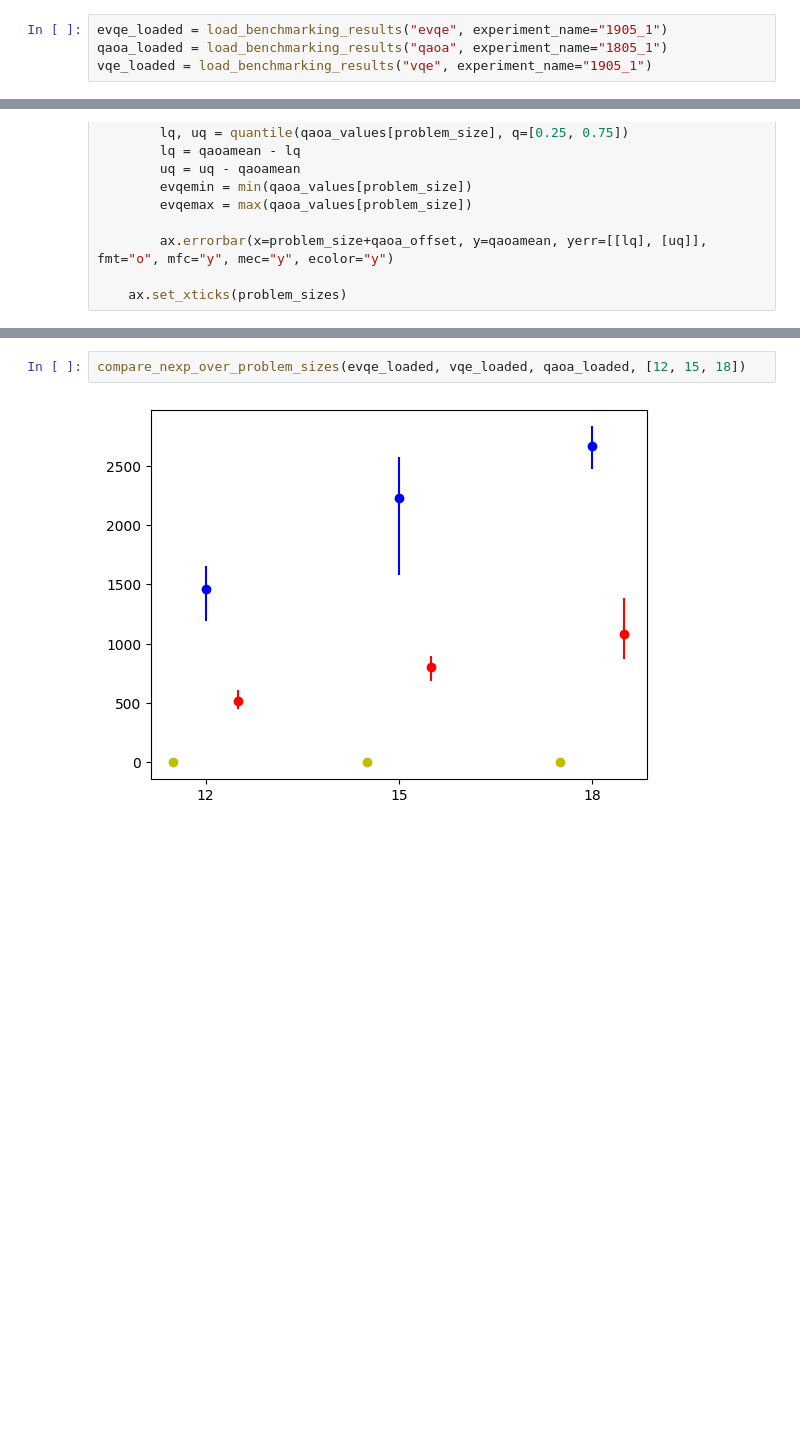
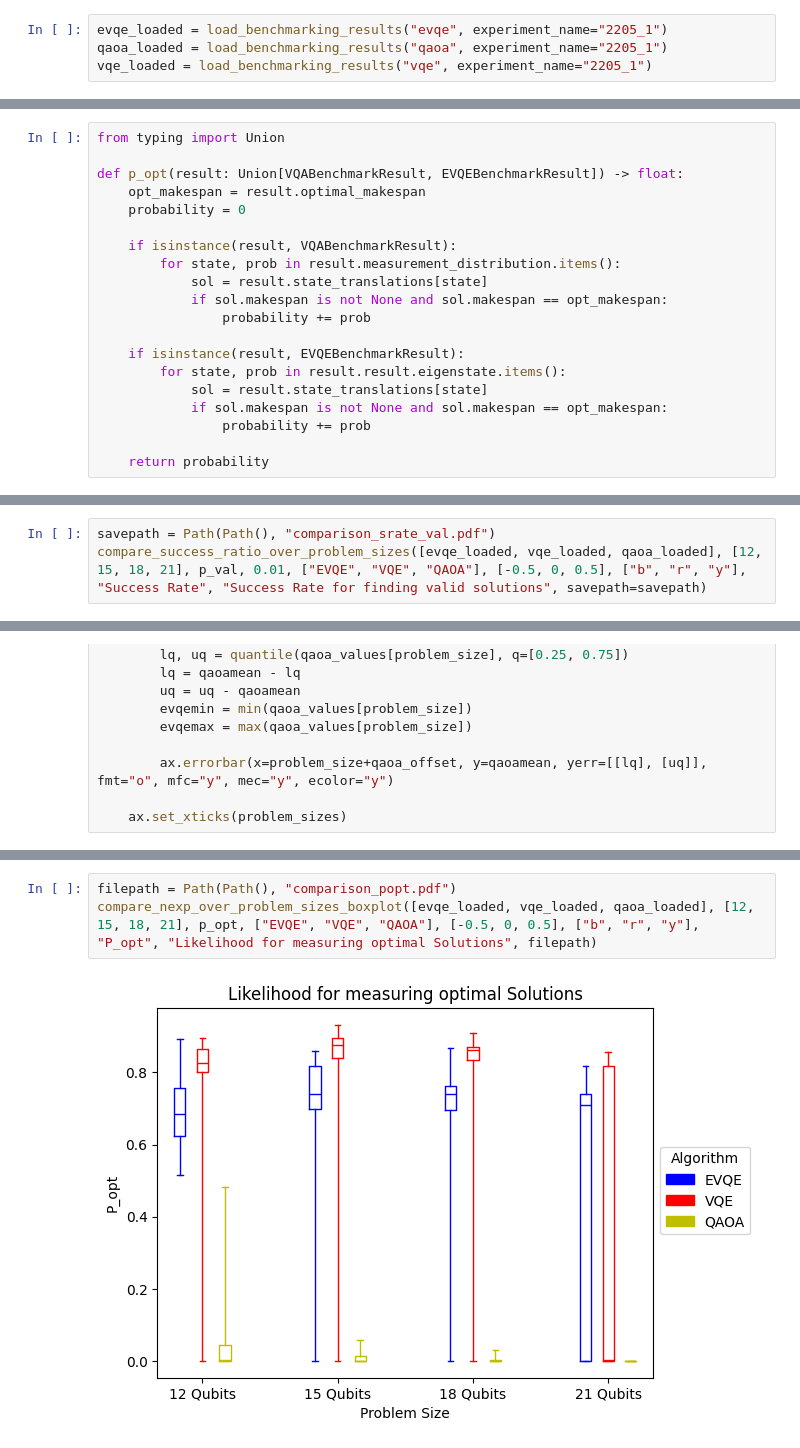
Before and after one commit to DLR-RB/QUEASARS, a Jupyter notebook: experiment_scripts/BenchmarkVisualizations.ipynb, the cells around one changed output, grey strips where cells are left out. Saved outputs shown, nothing was run; the diff lists cells and outputs as text; blank space fills up the shorter version.

Commit message:
commit changes in the benchmark visualization notebook

```diff
--- a/experiment_scripts/BenchmarkVisualizations.ipynb
+++ b/experiment_scripts/BenchmarkVisualizations.ipynb
@@ -42,6 +42,6 @@ def load_benchmarking_results(algorithm: str, experiment_name: str):
 
     return result_dict
 # %%
-evqe_loaded = load_benchmarking_results("evqe", experiment_name="1905_1")
-qaoa_loaded = load_benchmarking_results("qaoa", experiment_name="1805_1")
-vqe_loaded = load_benchmarking_results("vqe", experiment_name="1905_1")
+evqe_loaded = load_benchmarking_results("evqe", experiment_name="2205_1")
+qaoa_loaded = load_benchmarking_results("qaoa", experiment_name="2205_1")
+vqe_loaded = load_benchmarking_results("vqe", experiment_name="2205_1")
@@ -47,0 +73,20 @@ vqe_loaded = load_benchmarking_results("vqe", experiment_name="1905_1")
+# %%
+from typing import Union
+
+def p_opt(result: Union[VQABenchmarkResult, EVQEBenchmarkResult]) -> float:
+    opt_makespan = result.optimal_makespan
+    probability = 0
+
+    if isinstance(result, VQABenchmarkResult):
+        for state, prob in result.measurement_distribution.items():
+            sol = result.state_translations[state]
+            if sol.makespan is not None and sol.makespan == opt_makespan:
+                probability += prob
+
+    if isinstance(result, EVQEBenchmarkResult):
+        for state, prob in result.result.eigenstate.items():
+            sol = result.state_translations[state]
+            if sol.makespan is not None and sol.makespan == opt_makespan:
+                probability += prob
+
+    return probability
@@ -233,0 +333,3 @@ compare_nexp_bounded(evqe_loaded[18], 100)
+# %%
+savepath = Path(Path(), "comparison_srate_val.pdf")
+compare_success_ratio_over_problem_sizes([evqe_loaded, vqe_loaded, qaoa_loaded], [12, 15, 18, 21], p_val, 0.01, ["EVQE", "VQE", "QAOA"], [-0.5, 0, 0.5], ["b", "r", "y"], "Success Rate", "Success Rate for finding valid solutions", savepath=savepath)
@@ -396,4 +570,5 @@ def compare_nexp_over_problem_sizes(evqe_result: dict[int, dict[int, list[EVQEBe
 # %%
-compare_nexp_over_problem_sizes(evqe_loaded, vqe_loaded, qaoa_loaded, [12, 15, 18])
+filepath = Path(Path(), "comparison_popt.pdf")
+compare_nexp_over_problem_sizes_boxplot([evqe_loaded, vqe_loaded, qaoa_loaded], [12, 15, 18, 21], p_opt, ["EVQE", "VQE", "QAOA"], [-0.5, 0, 0.5], ["b", "r", "y"], "P_opt", "Likelihood for measuring optimal Solutions", filepath)
 # %% [output]
-[figure, old version]
+[figure, new version]
```
Also changed, not shown: parts of 31 cells of this notebook, 1 other file.
